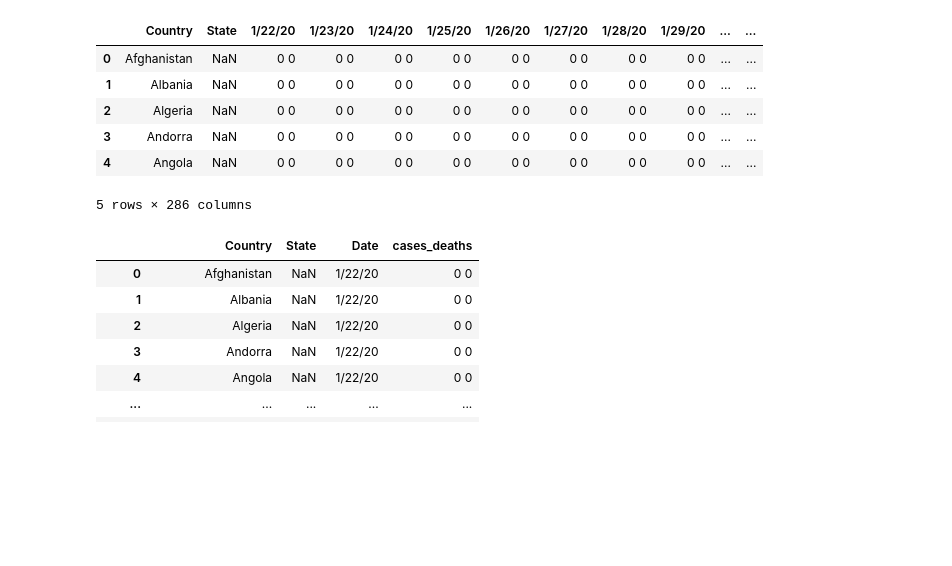
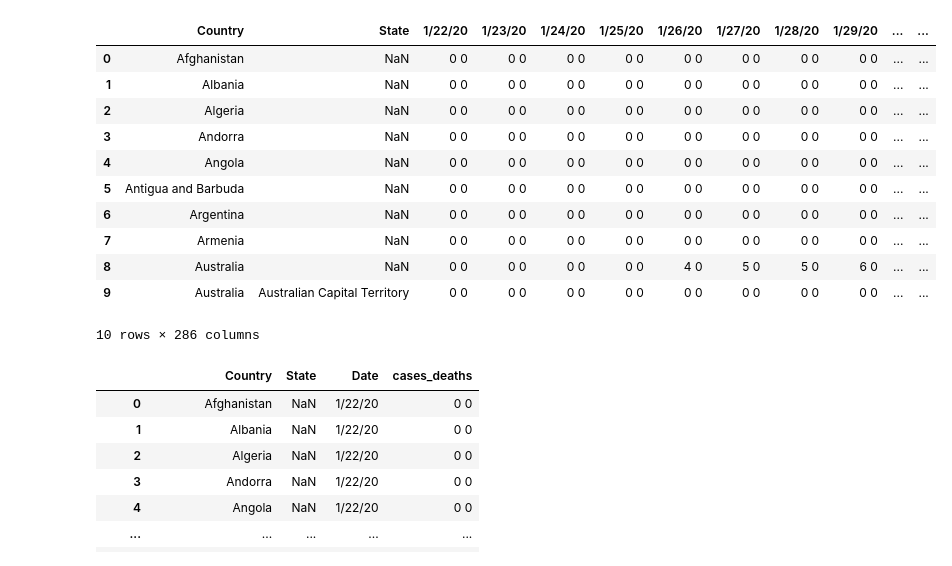
Before and after one commit to CristianGaona/Covid-19-python-QtDesigner, a Jupyter notebook: src/pruebasNotebook.ipynb, the cells around one changed output. Saved outputs shown, nothing was run; the diff lists cells and outputs as text; code cells hidden in the pictures; blank space fills up the shorter version.

```diff
--- a/src/pruebasNotebook.ipynb
+++ b/src/pruebasNotebook.ipynb
@@ -6,16 +6,21 @@ import matplotlib.pyplot as plt
 # %%
 # File paths
 data_path = '../data/covid_data.csv'
 data_fr = pd.read_csv(data_path)
-data_fr.head()
+data_fr.head(10)
 # %% [output]
 |  | Country | State | 1/22/20 | 1/23/20 | 1/24/20 | 1/25/20 | 1/26/20 | 1/27/20 | 1/28/20 | 1/29/20 | ... | ... |
 | 0 | Afghanistan | NaN | 0 0 | 0 0 | 0 0 | 0 0 | 0 0 | 0 0 | 0 0 | 0 0 | ... | ... |
 | 1 | Albania | NaN | 0 0 | 0 0 | 0 0 | 0 0 | 0 0 | 0 0 | 0 0 | 0 0 | ... | ... |
 | 2 | Algeria | NaN | 0 0 | 0 0 | 0 0 | 0 0 | 0 0 | 0 0 | 0 0 | 0 0 | ... | ... |
 | 3 | Andorra | NaN | 0 0 | 0 0 | 0 0 | 0 0 | 0 0 | 0 0 | 0 0 | 0 0 | ... | ... |
 | 4 | Angola | NaN | 0 0 | 0 0 | 0 0 | 0 0 | 0 0 | 0 0 | 0 0 | 0 0 | ... | ... |
+| 5 | Antigua and Barbuda | NaN | 0 0 | 0 0 | 0 0 | 0 0 | 0 0 | 0 0 | 0 0 | 0 0 | ... | ... |
+| 6 | Argentina | NaN | 0 0 | 0 0 | 0 0 | 0 0 | 0 0 | 0 0 | 0 0 | 0 0 | ... | ... |
+| 7 | Armenia | NaN | 0 0 | 0 0 | 0 0 | 0 0 | 0 0 | 0 0 | 0 0 | 0 0 | ... | ... |
+| 8 | Australia | NaN | 0 0 | 0 0 | 0 0 | 0 0 | 4 0 | 5 0 | 5 0 | 6 0 | ... | ... |
+| 9 | Australia | Australian Capital Territory | 0 0 | 0 0 | 0 0 | 0 0 | 0 0 | 0 0 | 0 0 | 0 0 | ... | ... |
-5 rows × 286 columns
+10 rows × 286 columns
 # %%
 #Utilizar función melt para pasar dejar a country y sate como columnas y las fechas y los datos pasar de filas a columnas
 data_fr=pd.melt(data_fr, id_vars=['Country', 'State'], var_name='Date', value_name='cases_deaths')
```
Also changed, not shown: parts of 7 cells of this notebook.
